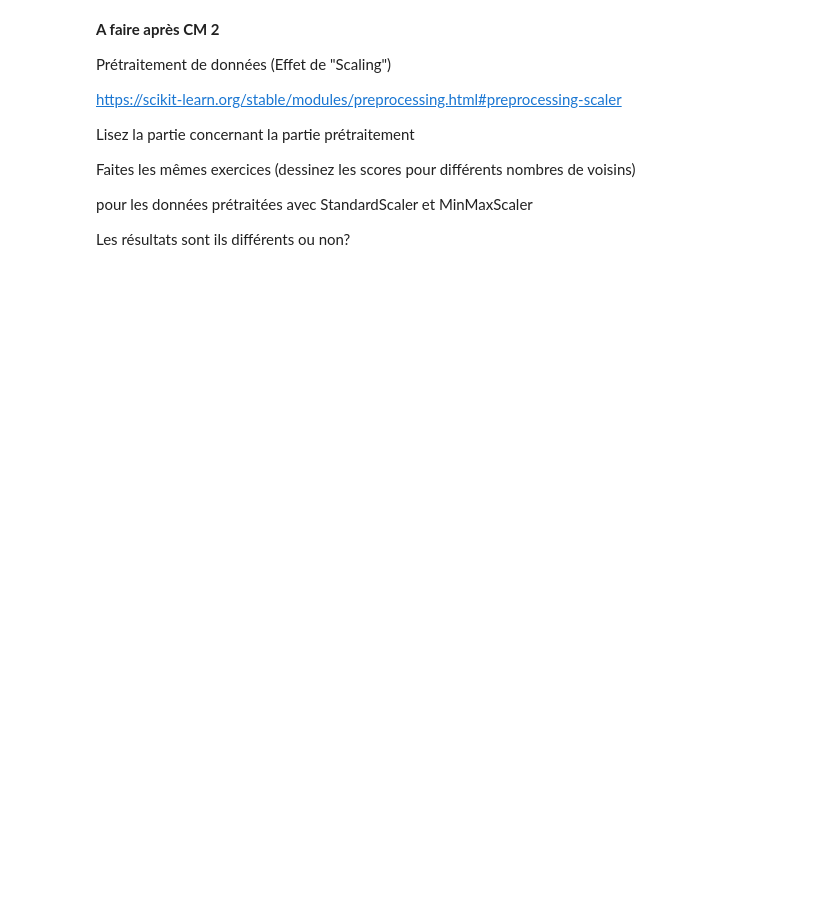
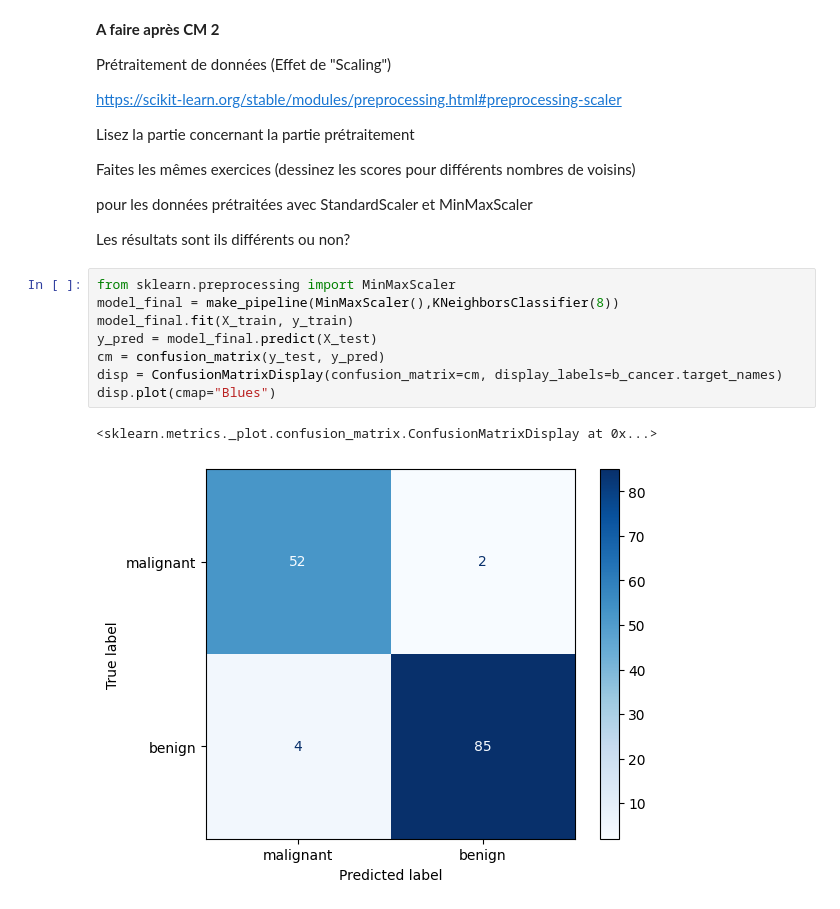
Before and after one commit to FILATURQUE/licence-informatique-3, a Jupyter notebook: IA/TP1/Q2-TP_cancer.ipynb, the cells around one changed output. Saved outputs shown, nothing was run; the diff lists cells and outputs as text; blank space fills up the shorter version.

```diff
--- a/IA/TP1/Q2-TP_cancer.ipynb
+++ b/IA/TP1/Q2-TP_cancer.ipynb
@@ -243,3 +243,14 @@ pour les données prétraitées avec StandardScaler et MinMaxScaler
 
 
 Les résultats sont ils  différents ou non?
+# %%
+from sklearn.preprocessing import MinMaxScaler
+model_final = make_pipeline(MinMaxScaler(),KNeighborsClassifier(8))
+model_final.fit(X_train, y_train)
+y_pred = model_final.predict(X_test)
+cm = confusion_matrix(y_test, y_pred)
+disp = ConfusionMatrixDisplay(confusion_matrix=cm, display_labels=b_cancer.target_names)
+disp.plot(cmap="Blues")
+# %% [output]
+<sklearn.metrics._plot.confusion_matrix.ConfusionMatrixDisplay at 0x...>
+[figure, added]
```
Also changed, not shown: parts of 2 cells of this notebook.
